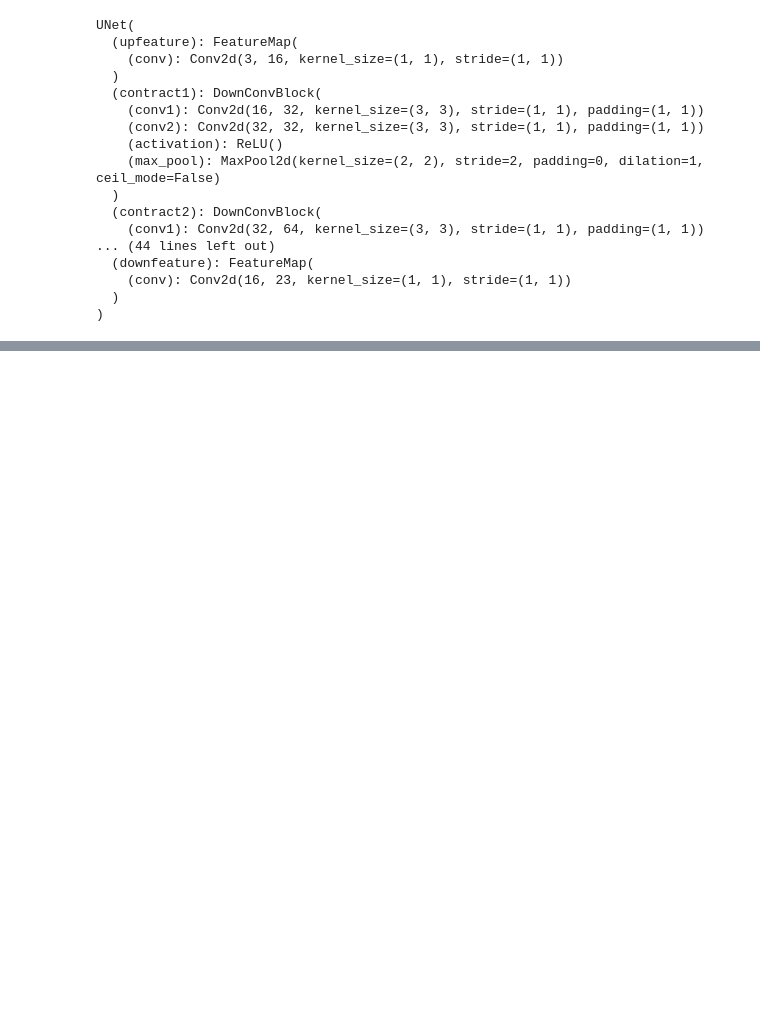
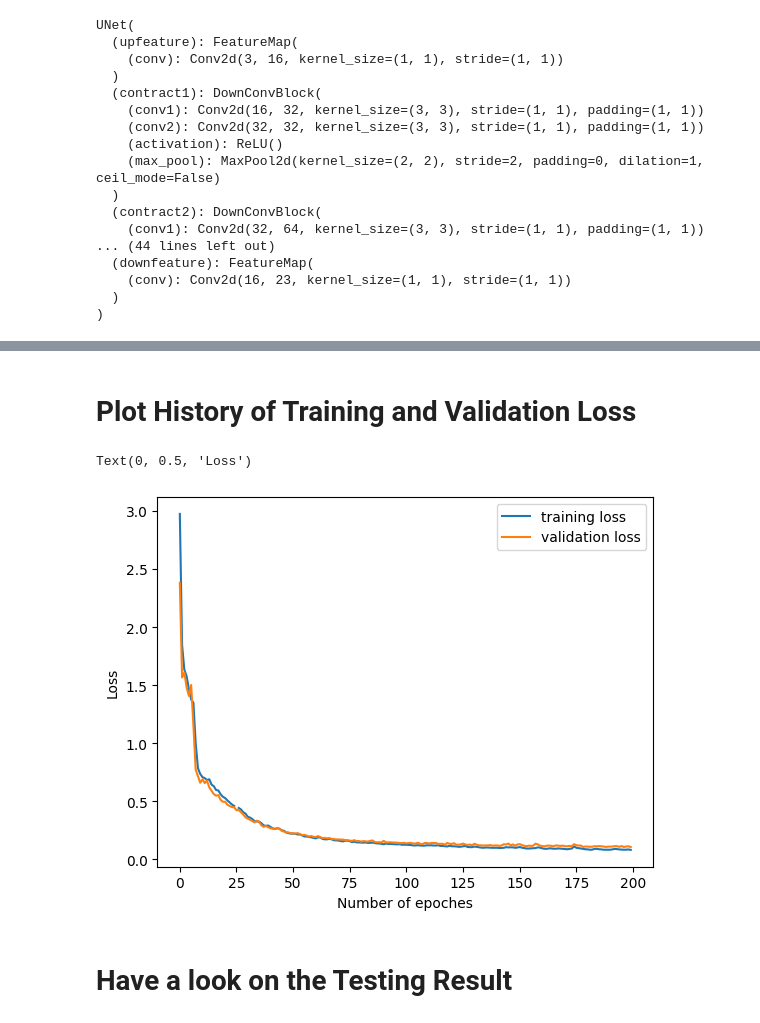
Before and after one commit to ryanyu512/machine_learning, a Jupyter notebook: supervised_learning/unet/Image_Segmentation.ipynb, the cells around one changed output, grey strips where cells are left out. Drawn from its saved outputs; the diff is of its cells as text; code cells hidden in the pictures; blank space fills up the shorter version.

Commit message:
increase training epoch to 200 cycles

```diff
--- a/supervised_learning/unet/Image_Segmentation.ipynb
+++ b/supervised_learning/unet/Image_Segmentation.ipynb
@@ -38,7 +38,7 @@ BATCH_SIZE = 32
 
 LR = 1e-3
 
-EPOCH = 100
+EPOCH = 300
 
 DEVICE = 'mps'
 # %% [markdown]
@@ -447,3 +447,16 @@ epoch 38 evaluation loss: 0.24 accuracy: 87.86%
+# %% [markdown]
+# Plot History of Training and Validation Loss
+# %%
+plt.plot(train_loss_list)
+plt.plot(valid_loss_list)
+plt.legend(['training loss', 'validation loss'])
+plt.xlabel('Number of epoches')
+plt.ylabel('Loss')
+# %% [output]
+Text(0, 0.5, 'Loss')
+[figure, added]
+# %% [markdown]
+# Have a look on the Testing Result
 # %%
 test_iter = iter(testloader)
 images, masks = next(test_iter)
```
Also changed, not shown: parts of 11 cells of this notebook, 2 other files.
